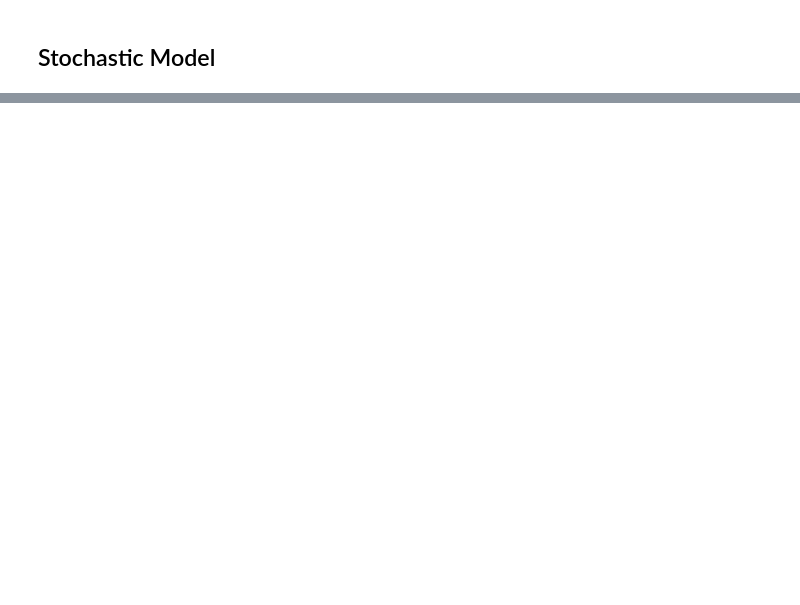
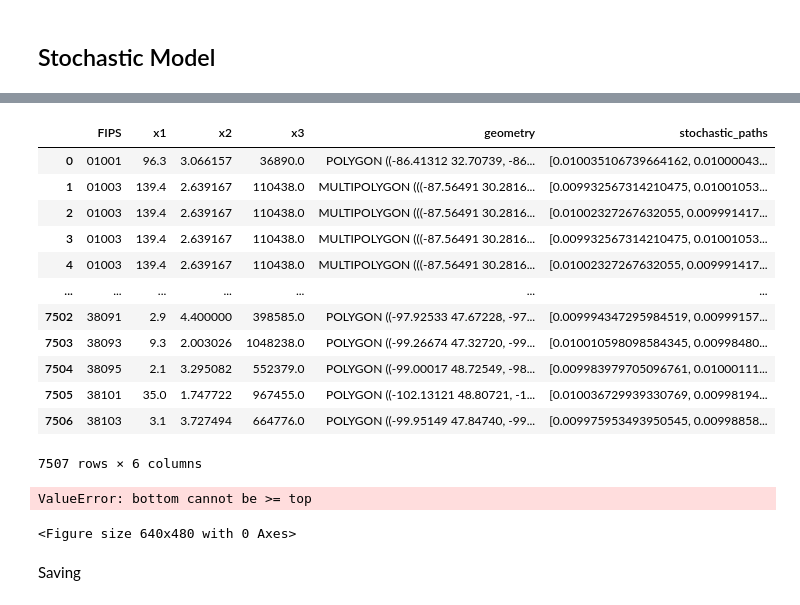
Before and after one commit to easierdata/Hot-Cold-Simulation, a Jupyter notebook: stochastic_data_prep.ipynb, the cells around one changed output, grey strips where cells are left out. Saved outputs shown, nothing was run; the diff lists cells and outputs as text; code cells hidden in the pictures; blank space fills up the shorter version.

Commit message:
fix animation

```diff
--- a/stochastic_data_prep.ipynb
+++ b/stochastic_data_prep.ipynb
@@ -240,3 +286,70 @@ Error:
+# %%
+df = pd.DataFrame()
+df["FIPS"] = counties_stochastic_df["FIPS"]
+df["stochastic_paths"] = counties_stochastic_df["stochastic_paths"]
+merged_gdf = counties_gdf.merge(df, on="FIPS")
+merged_gdf.set_crs(counties_gdf.crs, inplace=True)
+# %% [output]
+|  | FIPS | x1 | x2 | x3 | geometry | stochastic_paths |
+| 0 | 01001 | 96.3 | 3.066157 | 36890.0 | POLYGON ((-86.41312 32.70739, -86... | [0.010035106739664162, 0.01000043... |
+| 1 | 01003 | 139.4 | 2.639167 | 110438.0 | MULTIPOLYGON (((-87.56491 30.2816... | [0.009932567314210475, 0.01001053... |
+| 2 | 01003 | 139.4 | 2.639167 | 110438.0 | MULTIPOLYGON (((-87.56491 30.2816... | [0.01002327267632055, 0.009991417... |
+| 3 | 01003 | 139.4 | 2.639167 | 110438.0 | MULTIPOLYGON (((-87.56491 30.2816... | [0.009932567314210475, 0.01001053... |
+| 4 | 01003 | 139.4 | 2.639167 | 110438.0 | MULTIPOLYGON (((-87.56491 30.2816... | [0.01002327267632055, 0.009991417... |
+| ... | ... | ... | ... | ... | ... | ... |
+| 7502 | 38091 | 2.9 | 4.400000 | 398585.0 | POLYGON ((-97.92533 47.67228, -97... | [0.009994347295984519, 0.00999157... |
+| 7503 | 38093 | 9.3 | 2.003026 | 1048238.0 | POLYGON ((-99.26674 47.32720, -99... | [0.010010598098584345, 0.00998480... |
+| 7504 | 38095 | 2.1 | 3.295082 | 552379.0 | POLYGON ((-99.00017 48.72549, -98... | [0.009983979705096761, 0.01000111... |
+| 7505 | 38101 | 35.0 | 1.747722 | 967455.0 | POLYGON ((-102.13121 48.80721, -1... | [0.010036729939330769, 0.00998194... |
+| 7506 | 38103 | 3.1 | 3.727494 | 664776.0 | POLYGON ((-99.95149 47.84740, -99... | [0.009975953493950545, 0.00998858... |
+7507 rows × 6 columns
+# %%
+# Initialize the figure for animation
+fig, ax = plt.subplots(1, 1, figsize=(15, 10))
+ax.set_xlim(-127, -64)  # Set these based on your specific geographic extents
+ax.set_ylim(22, 52)
+
+
+def update(frame):
+    ax.clear()  # Clear existing content on the axes
+    # Prepare data for the current frame
+    df["time_step_probs"] = counties_stochastic_df["stochastic_paths"].apply(
+        lambda x: x[frame]
+    )
+    merged_gdf = counties_gdf.merge(df, on="FIPS")
+
+    # Plotting current time step probabilities
+    merged_gdf.plot(
+        column="time_step_probs",
+        ax=ax,
+        legend=True,
+        legend_kwds={
+            "label": f"Probability at Time {frame}",
+            "orientation": "horizontal",
+        },
+        cmap="viridis",  # You can change the colormap to whatever you prefer
+    )
+    ax.set_title(f"Time Step: {frame}")
+    ax.set_xlim(-127, -64)
+    ax.set_ylim(22, 52)
+    return (ax,)
+
+
+# Total number of frames is the length of the stochastic path for any county
+num_frames = len(counties_stochastic_df["stochastic_paths"][0])
+
+ani = FuncAnimation(fig=fig, func=update, frames=num_frames, repeat=False)
+
+# To display the animation in the notebook
+plt.close(fig)  # This prevents an extra empty plot from showing in the notebook
+from IPython.display import HTML
+
+HTML(ani.to_jshtml())
+# %% [output]
+ValueError: bottom cannot be >= top
+<Figure size 640x480 with 0 Axes>
+# %% [markdown]
+Saving
 # %%
 # Define the directory to save the shapefiles
 save_dir = Path.cwd() / "stochastic_paths"
```
Also changed, not shown: parts of 21 cells of this notebook.
